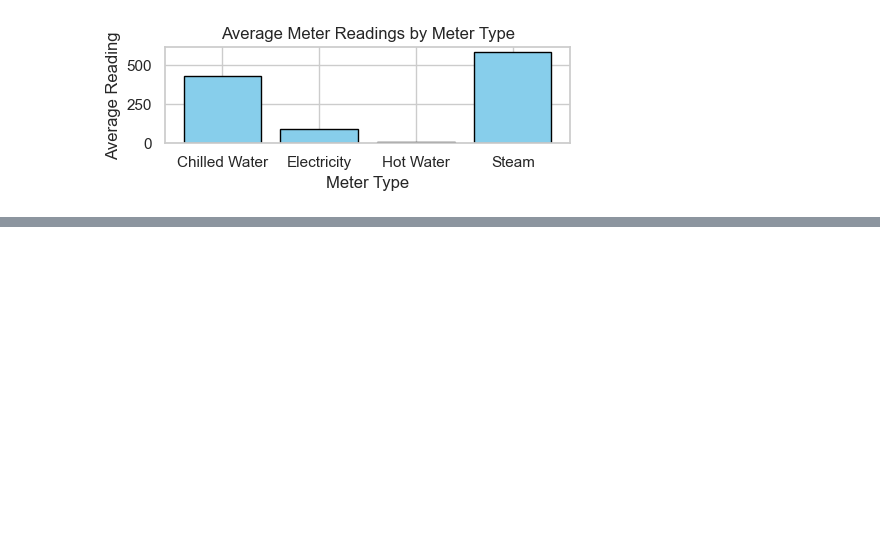
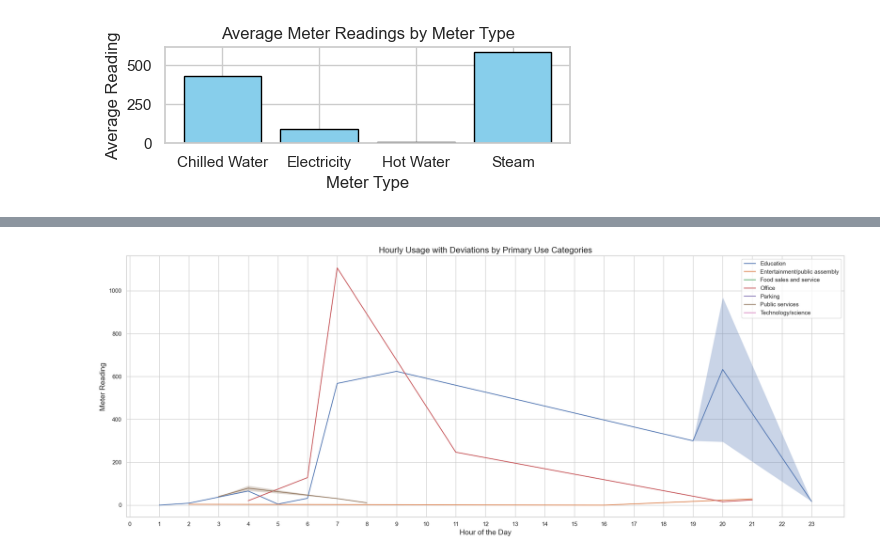
Before and after one commit to IvaMate/Energy-predictor, a Jupyter notebook: notebooks/1-im-eda.ipynb, the cells around one changed output, grey strips where cells are left out. Saved outputs shown, nothing was run; the diff lists cells and outputs as text; code cells hidden in the pictures; blank space fills up the shorter version.

```diff
--- a/notebooks/1-im-eda.ipynb
+++ b/notebooks/1-im-eda.ipynb
@@ -309,0 +340,29 @@ KeyboardInterrupt:
+# %%
+def plot_hourly_usage_with_deviations(train_df):
+    """
+    Plot line graphs with deviations for hourly usage for each primary use category.
+
+    Parameters:
+        train_df (pd.DataFrame): The DataFrame containing the data with 'primary_use', 'meter_reading', and 'timestamp' columns.
+    """
+    # Calculate mean and standard deviation for each hour within each primary use category
+    hourly_stats_by_primary_use = train_df.groupby(['primary_use', train_df.hour])['meter_reading'].agg(['mean', 'std'])
+
+    # Plot line graphs with shaded regions representing deviations for each primary use category
+    plt.figure(figsize=(20, 8))
+    for primary_use_category, hourly_stats in hourly_stats_by_primary_use.groupby(level=0):
+        plt.plot(hourly_stats.index.get_level_values(1), hourly_stats['mean'], label=primary_use_category)
+        plt.fill_between(hourly_stats.index.get_level_values(1), hourly_stats['mean'] - hourly_stats['std'],
+                         hourly_stats['mean'] + hourly_stats['std'], alpha=0.3)
+
+    plt.title('Hourly Usage with Deviations by Primary Use Categories', fontsize=16)
+    plt.xlabel('Hour of the Day', fontsize=14)
+    plt.ylabel('Meter Reading', fontsize=14)
+    plt.legend()
+    plt.xticks(range(24))
+    plt.tight_layout()
+    plt.show()
+
+plot_hourly_usage_with_deviations(train_df)
+# %% [output]
+[figure, added]
```
Also changed, not shown: parts of 33 cells of this notebook, 1 other file.
